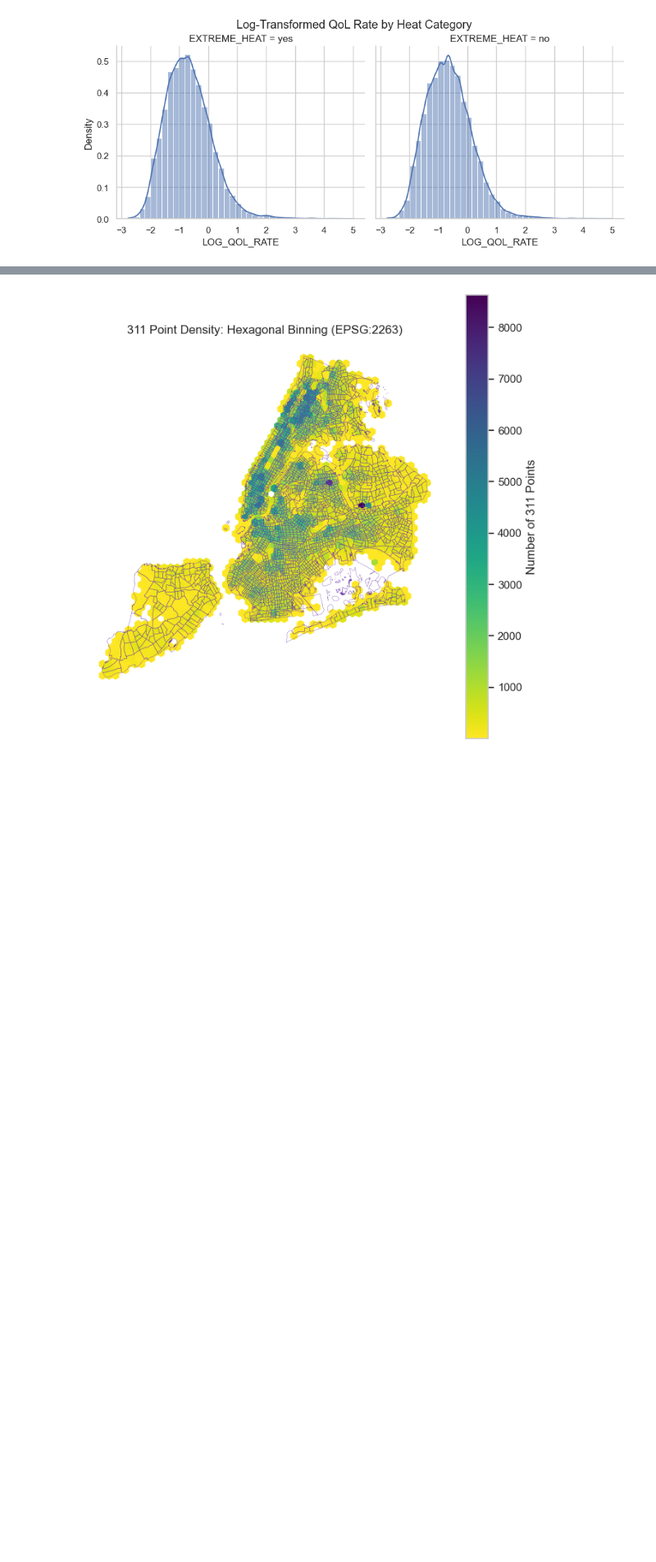
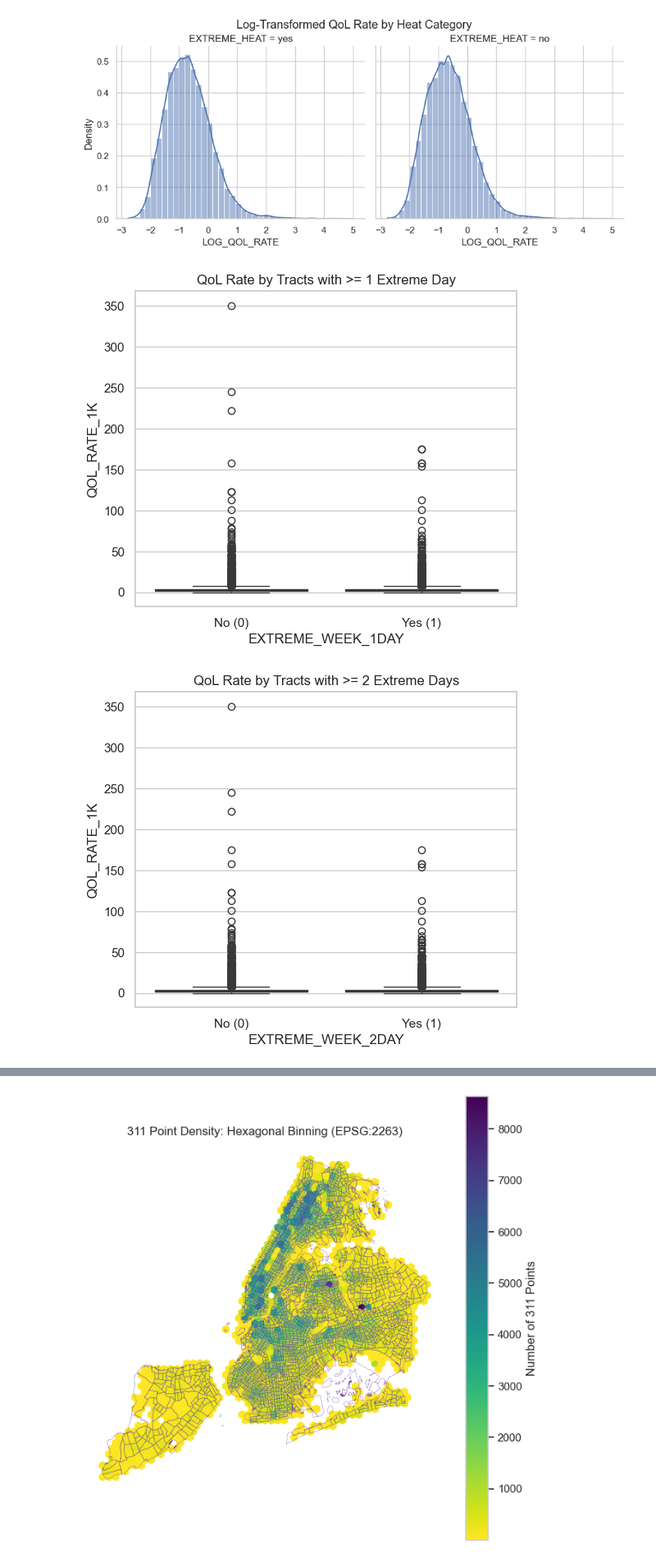
Before and after one commit to tess-vu/nighttime-qol, a Jupyter notebook: notebooks/eda.ipynb, the cells around one changed output, grey strips where cells are left out. Shown at 82% size. Drawn from its saved outputs; the diff is of its cells as text; code cells hidden in the pictures; blank space fills up the shorter version.

```diff
--- a/notebooks/eda.ipynb
+++ b/notebooks/eda.ipynb
@@ -327,3 +304,48 @@ plt.suptitle("Log-Transformed QoL Rate by Heat Category", y=1.02)
 plt.show()
 # %% [output]
 [figure]
+# %%
+def boxplot_categories(df, category_col, value_col, title):
+    """Generates a box plot comparing a continuous variable across a binary category."""
+    plt.figure(figsize = (6, 5))
+    sns.boxplot(
+        data = df,
+        x = category_col,
+        y = value_col,
+        hue = category_col,
+        palette =  "viridis",
+        order = [0, 1],
+        legend = False
+    )
+    plt.xticks([0, 1], ['No (0)', 'Yes (1)'])
+    plt.xlabel(category_col)
+    plt.ylabel(value_col)
+    plt.title(title)
+    plt.show()
+
+# At least 1 EXTREME_DAY
+boxplot_categories(
+    tracts_weekly,
+    "EXTREME_WEEK_1DAY",
+    "QOL_RATE_1K",
+    "QoL Rate by Tracts with >= 1 Extreme Day"
+)
+
+# t least 2 EXTREME_DAY
+boxplot_categories(
+    tracts_weekly,
+    "EXTREME_WEEK_2DAY",
+    "QOL_RATE_1K",
+    "QoL Rate by Tracts with >= 2 Extreme Days"
+)
+
+# At least 5 days > 90°F
+boxplot_categories(
+    tracts_weekly,
+    "EXTREME_WEEK_DEG90",
+    "QOL_RATE_1K",
+    "QoL Rate by Tracts with >= 5 Days > 90°F"
+)
+# %% [output]
+[figure, added]
+[figure, added]
```
Also changed, not shown: parts of 23 cells of this notebook, 15 other files.
